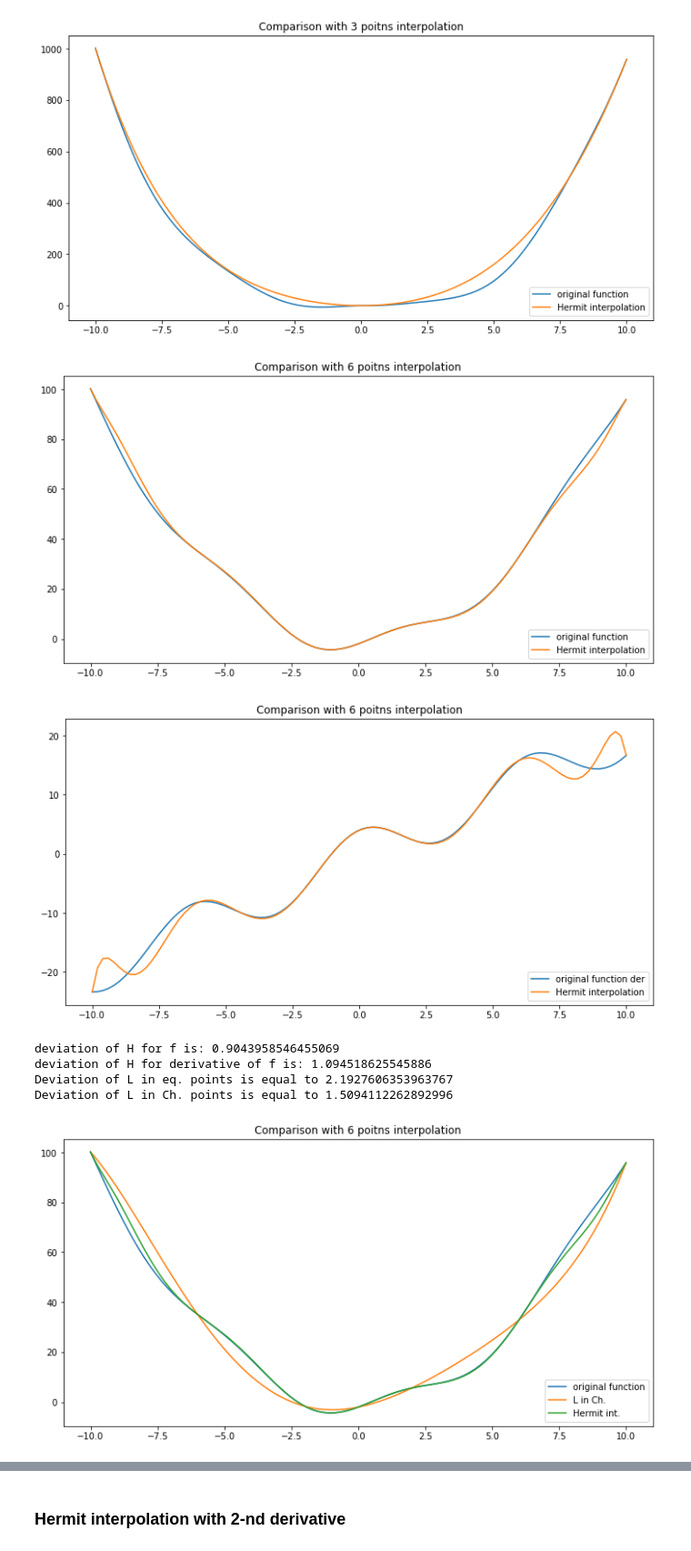
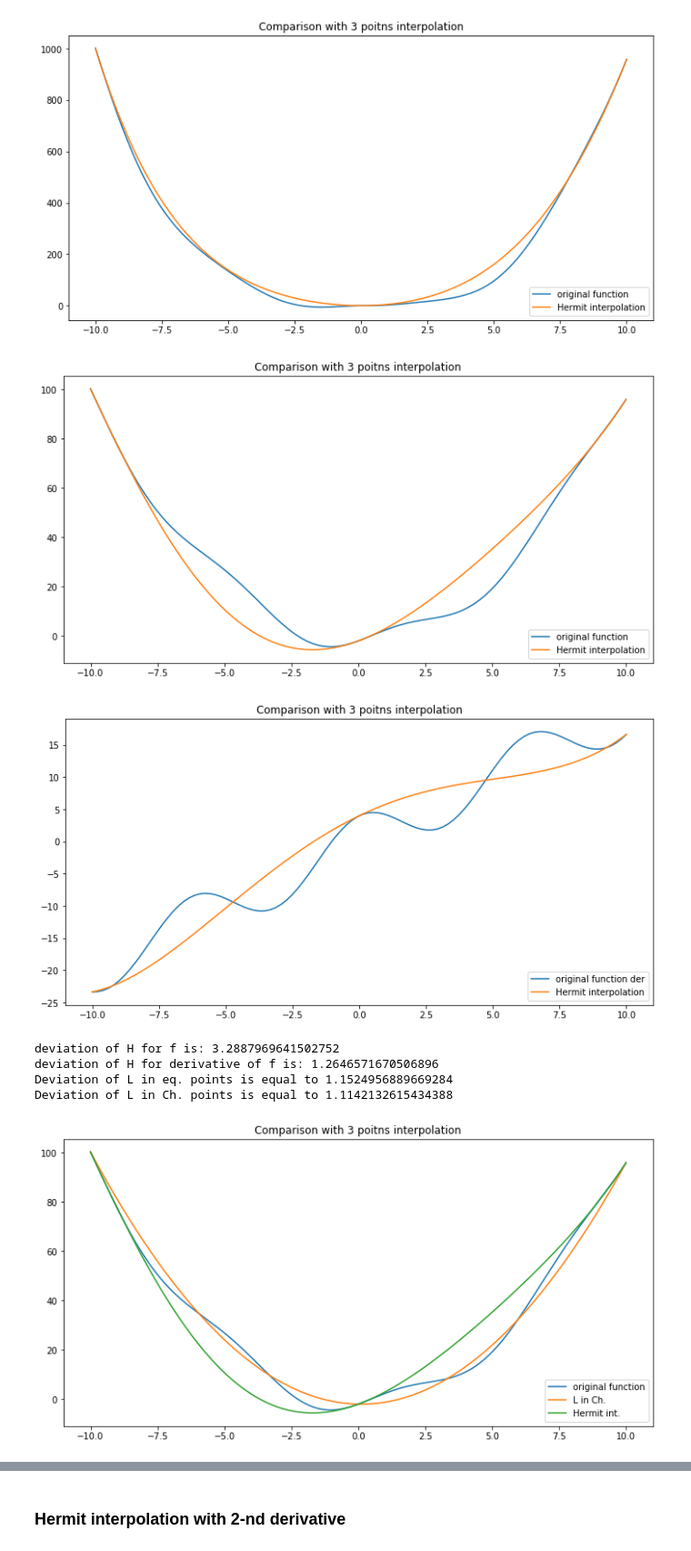
Before and after one commit to otzhora/numerical_methods-, a Jupyter notebook: sixth_task/Interpolation.ipynb, the cells around one changed output, grey strips where cells are left out. Shown at 91% size. Cells and saved outputs as stored; diff of their text form; code cells hidden in the pictures.

```diff
--- a/sixth_task/Interpolation.ipynb
+++ b/sixth_task/Interpolation.ipynb
@@ -80,7 +80,7 @@ def plot_diff(L_1, L_2, a, n, f=f, get_lin_1=get_linspace, get_lin_2=get_linspac
               label3="interpolation in Ch. point"):
     xn_1 = get_lin_1(a, n)
     xn_2 = get_lin_2(a, n)
-
+    x = np.arange(-a, a, 0.001)
     plt.figure(figsize=(12, 6))
     plt.plot(x, f(x), label=label1)
     plt.plot(x, L_1(x, xn_1, f), label=label2)
@@ -125,7 +125,7 @@ $$ x_i = acos(\frac{2i+1}{2n+2}\pi)$$$$i=0,...,n$$
 def get_roots(a, n):
     xn = []
     for i in range(n):
-        xn.append(a * np.cos((2 * i + 1) * np.pi / (2 * n + 2)))
+        xn.append(a * np.cos((2 * i + 1) * np.pi / (2 * n)))
     return xn
 # %%
 n=3
@@ -464,15 +465,15 @@ def result_h(a, n, f=f, f_=f_, get_linspace=get_linspace):
     H = lambda x, _, __: calc_H(h, x)
     plot_diff(L_n, H, a, n, f=f, get_lin_2 = get_roots, label2="L in Ch.", label3="Hermit int.")
 # %%
-result_h(a, 6)
+result_h(a, 3)
 # %% [output]
-[figure, old version]
+[figure, new version]
-[figure, old version]
+[figure, new version]
-deviation of H for f is: 0.9043958546455069
-deviation of H for derivative of f is: 1.094518625545886
-Deviation of L in eq. points is equal to 2.1927606353963767
-Deviation of L in Ch. points is equal to 1.5094112262892996
+deviation of H for f is: 3.2887969641502752
+deviation of H for derivative of f is: 1.2646571670506896
+Deviation of L in eq. points is equal to 1.1524956889669284
+Deviation of L in Ch. points is equal to 1.1142132615434388
-[figure, old version]
+[figure, new version]
 # %%
 result_h(a, 6, f=h, f_=h_)
 # %% [output]
```
Also changed, not shown: parts of 19 cells of this notebook.
